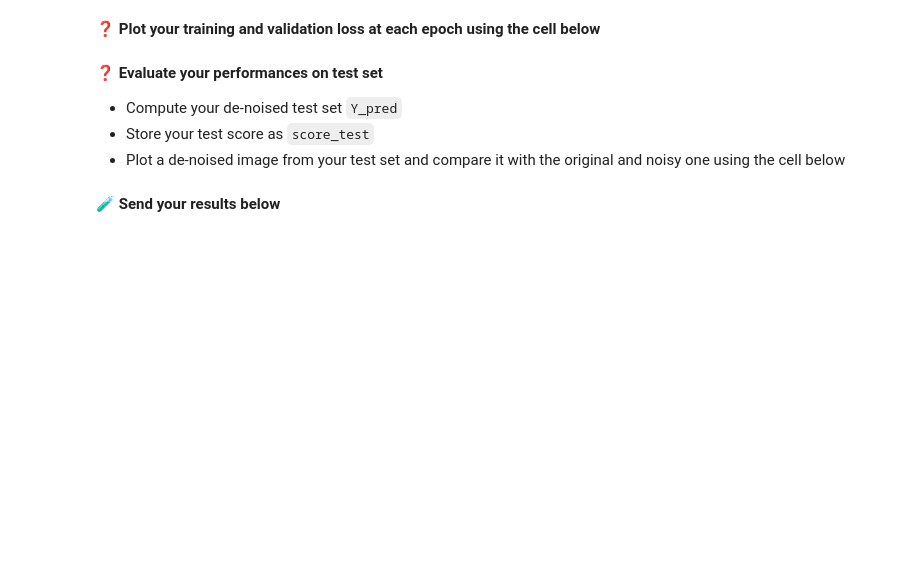
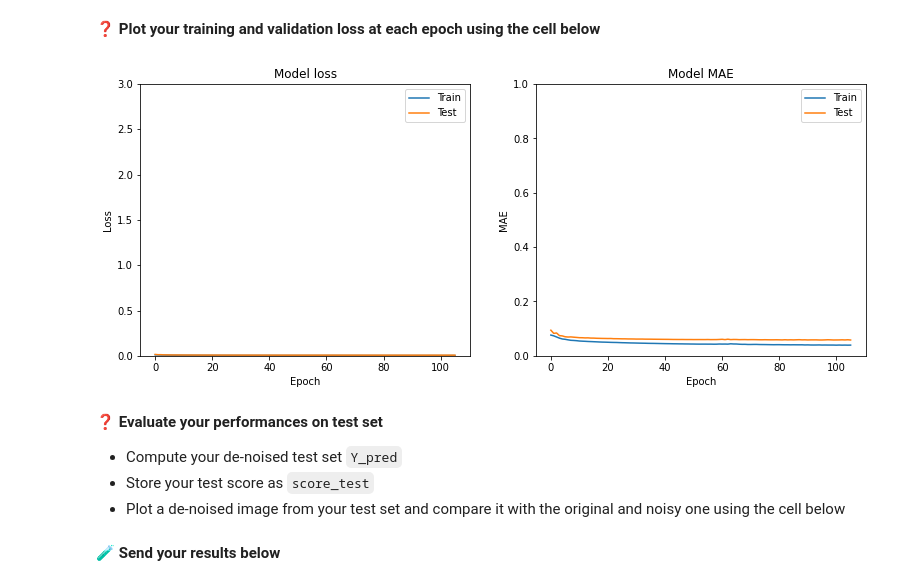
Before and after one commit to ClemenceK/data-certification-exam, a Jupyter notebook: convolutional_neural_networks/image_denoising.ipynb, the cells around one changed output. Cells and saved outputs as stored; diff of their text form; code cells hidden in the pictures; blank space fills up the shorter version.

Commit message:
TV notebook ok, CNN training with only 100 records

```diff
--- a/convolutional_neural_networks/image_denoising.ipynb
+++ b/convolutional_neural_networks/image_denoising.ipynb
@@ -191,3 +197,4 @@ dataset_resized = [resize_with_crop_or_pad(dataset_images[i], 120,100) for i in
 # %%
-np.array(dataset_resized[:10])
-# en revanche np.array ou np.asarray n'aboutissent pas du tout...
+dataset_resized_small = np.array(dataset_resized[:100])
+
+#
@@ -215,7 +206,7 @@ dataset_resized.shape
 ❓ **Rescale the data of each image between $0$ and $1$**
 - Save your resulting list as `dataset_scaled`
 # %%
-dataset_scaled = dataset / 255
+dataset_scaled = dataset_resized_small / 255
 # %% [markdown]
 ### 2.2 Create (X,y) sets
 # %% [markdown]
@@ -243,4 +240,6 @@ plt.imshow(dataset_noisy[12])
 - Remember you are trying to use "noisy" pictures in order to predict the "normal" ones.
 - Keeping about `20%` of randomly sampled data as test set
 # %%
-from sklearn.model_selection import train
+from sklearn.model_selection import train_test_split
+
+X_train, X_test, Y_train, Y_test = train_test_split(dataset_noisy, dataset_scaled,test_size=0.2)
@@ -343,4 +407,8 @@ autoencoder.summary()
 - Make sure your model does not overfit with appropriate control techniques
 
 💡 You will not be judged by the computing power of your computer, you can reach decent performance in less than 5 minutes of training without GPUs.
+# %%
+autoencoder.compile(loss='mse',
+              optimizer='adam',
+              metrics=['mae'])
 # %%
@@ -349,14 +462,35 @@ autoencoder.summary()
 ❓ **Plot your training and validation loss at each epoch using the cell below**
 # %%
 # Plot below your train/val loss history
-# YOUR CODE HERE
-# YOUR CODE HERE
-# YOUR CODE HERE
 
+
+def plot_loss_mae(history, title=None):
+    fig, ax = plt.subplots(1,2, figsize=(13,5))
+    ax[0].plot(history.history['loss'])
+    ax[0].plot(history.history['val_loss'])
+    ax[0].set_title('Model loss')
+    ax[0].set_ylabel('Loss')
+    ax[0].set_xlabel('Epoch')
+    ax[0].set_ylim((0,3))
+    ax[0].legend(['Train', 'Test'], loc='best')
+
+    ax[1].plot(history.history['mae'])
+    ax[1].plot(history.history['val_mae'])
+    ax[1].set_title('Model MAE')
+    ax[1].set_ylabel('MAE')
+    ax[1].set_xlabel('Epoch')
+    ax[1].legend(['Train', 'Test'], loc='best')
+    ax[1].set_ylim((0,1))
+    if title:
+        fig.suptitle(title)
+
+plot_loss_mae (results[0])
 
 # Run also this code to save figure as jpg in path below (it's your job to ensure it works)
 fig = plt.gcf()
 plt.savefig("tests/history.png")
+# %% [output]
+[figure, added]
 # %% [markdown]
 ❓ **Evaluate your performances on test set**
 - Compute your de-noised test set `Y_pred`
```
Also changed, not shown: parts of 13 cells of this notebook, 4 other files.
